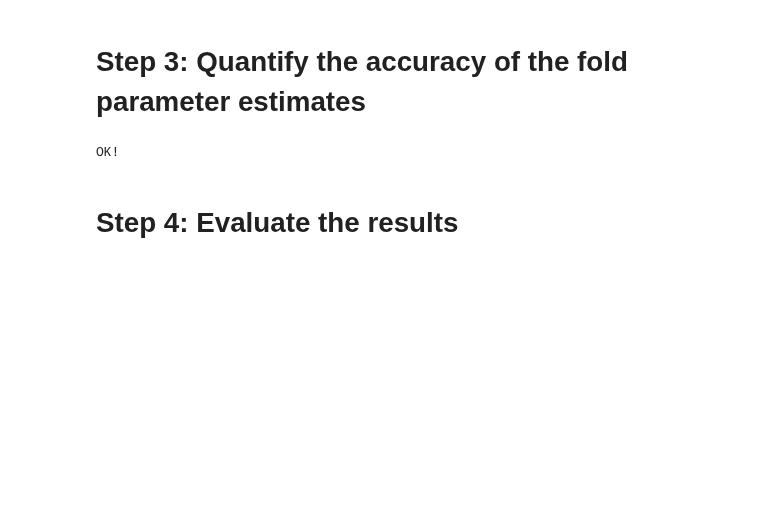
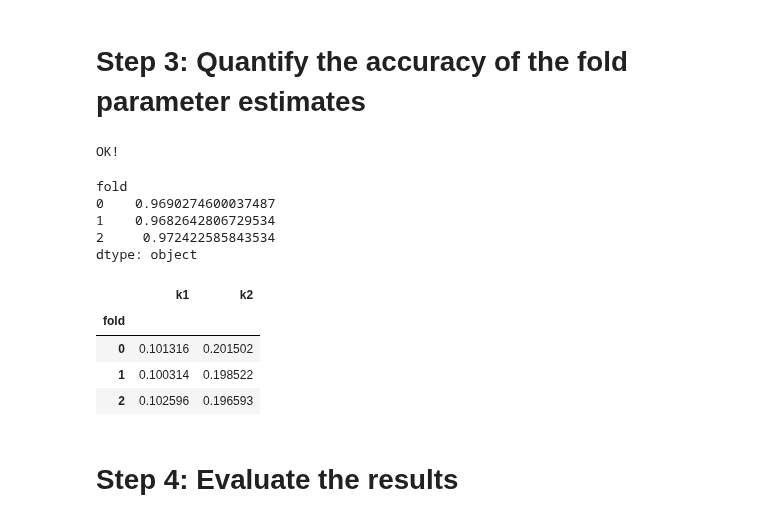
Before and after one commit to ModelEngineering/BIOEN-437, a Jupyter notebook: Lectures/Verification-and-Validation/cross_validation.ipynb, the cells around one changed output. Cells and saved outputs as stored; diff of their text form; code cells hidden in the pictures; blank space fills up the shorter version.

```diff
--- a/Lectures/Verification-and-Validation/cross_validation.ipynb
+++ b/Lectures/Verification-and-Validation/cross_validation.ipynb
@@ -313,7 +346,7 @@ fold_df
 # Step 3: Quantify the accuracy of the fold parameter estimates
 # %%
 # Create the results
-def evaluateAccuracy(model, fold_df, obs_data):
+def evaluateAccuracy(model, fold_df, folds, obs_data):
     """
     Estimates parameters for each fold and calculates its R2
 
@@ -322,6 +355,7 @@ def evaluateAccuracy(model, fold_df, obs_data):
         fold_df: DataFrame
             row: fold
             columns: parameter values
+        folds: list-Fold
         obs_data: np.array (observational data)
     Returns:
         pd.Series
@@ -336,13 +370,14 @@ def evaluateAccuracy(model, fold_df, obs_data):
     # Evaluate the prediction accuracy of each fold
     results = []
     for idx in fold_df.index:
+        fold = folds[idx]
         parameters = lmfit.Parameters()
         for parameter_name in fold_df.columns:
             parameters.add(parameter_name, value = fold_df.loc[idx, parameter_name])
         test_predictions = runSimulation(SIMTIME, NUM_POINT, roadrunner=roadrunner,
                                     parameters=parameters)
-        test_predictions = test_predictions[test_idxs, 1:]
-        test_obs = obs_data[test_idxs, :]
+        test_predictions = test_predictions[fold.test_idxs, 1:]
+        test_obs = obs_data[fold.test_idxs, :]
         residuals = test_obs.flatten() - test_predictions.flatten()
         rsq = 1 - np.var(residuals)/np.var(test_obs.flatten())
         # Accumulate the results
@@ -352,11 +387,27 @@ def evaluateAccuracy(model, fold_df, obs_data):
     return ser
 
 # Tests
-fold_df =  calculateFoldResults(SIMPLE_MODEL, ["k1", "k2"], obs_data, 3)
-rsq_ser = evaluateAccuracy(SIMPLE_MODEL, fold_df, obs_data)
+fold_df, folds =  calculateFoldResults(SIMPLE_MODEL, ["k1", "k2"], obs_data, 3)
+rsq_ser = evaluateAccuracy(SIMPLE_MODEL, fold_df, folds, obs_data)
 print("OK!")
 # %% [output]
 OK!
+# %%
+rsq_ser
+# %% [output]
+fold
+0    0.9690274600037487
+1    0.9682642806729534
+2     0.972422585843534
+dtype: object
+# %%
+fold_df
+# %% [output]
+|  | k1 | k2 |
+| fold |  |  |
+| 0 | 0.101316 | 0.201502 |
+| 1 | 0.100314 | 0.198522 |
+| 2 | 0.102596 | 0.196593 |
 # %% [markdown]
 # Step 4: Evaluate the results
 # %%
```
Also changed, not shown: parts of 13 cells of this notebook.
